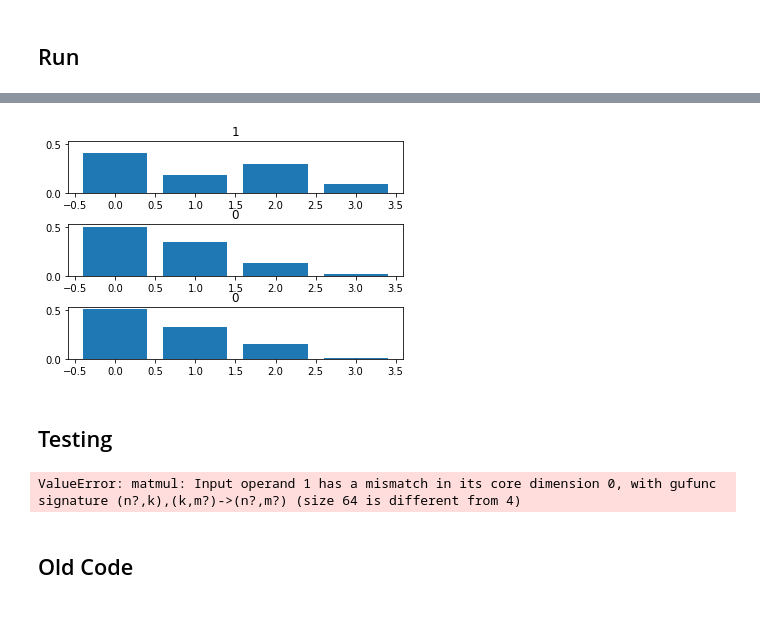
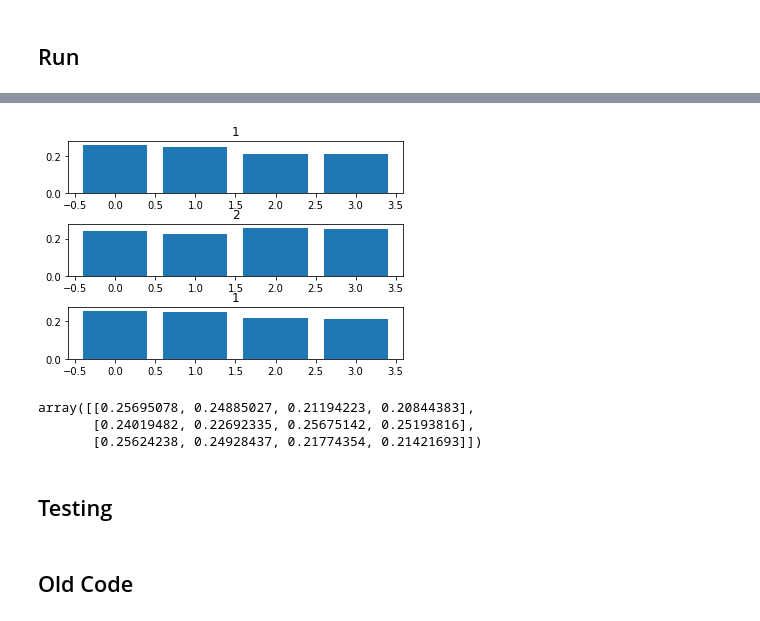
Before and after one commit to Holstrup/MetricLearning, a Jupyter notebook: MetricLearning/LMNN2.ipynb, the cells around one changed output, grey strips where cells are left out. Cells and saved outputs as stored; diff of their text form; code cells hidden in the pictures.

```diff
--- a/MetricLearning/LMNN2.ipynb
+++ b/MetricLearning/LMNN2.ipynb
@@ -290,46 +352,17 @@ Plots.plot_kernel(L)
 # %%
+#new_X = X_train
 new_X = (L @ X_train.T).T
-
-plot_items = new_X[20:101:40,:]
-plot_labels = y_train[20:101:40]
+plot_items = new_X[9:12:1,:]
+plot_labels = y_train[9:12:1]
 Plots.plot_some_data(plot_items, plot_labels)
+new_X[9:12:1,:]
 # %% [output]
-[figure, old version]
+[figure, new version]
+array([[0.25695078, 0.24885027, 0.21194223, 0.20844383],
+       [0.24019482, 0.22692335, 0.25675142, 0.25193816],
+       [0.25624238, 0.24928437, 0.21774354, 0.21421693]])
 # %% [markdown]
 ## Testing
-# %%
-from statistics import mode
-
-def knn_distance_measure(xi, X):
-    """
-    Chi square distance from one point xi, to all other points
-
-    :param xi: Embedding       (1, D)
-    :param X: Data             (N, D)
-    :return: Distances         (1, N)
-
-    """
-    N, K = np.shape(X)
-    Distances = np.zeros(N)
-    for i in range(N):
-        Distances[i] = chi_square_distance(xi, X[i, :])
-    return Distances
-
-def knn_classifier(X_test, X_train, y_test, y_train, L_Matrix, KNearest = 3):
-    N, D = np.shape(X_test)
-    all_predictions = []
-    for i in range(N):
-        nearest = np.argsort(knn_distance_measure(L @ X_test[i,:], (L @ X_train.T).T))[0:KNearest]
-        predictions = []
-        for point in nearest:
-            predictions.append(y_train[point])
-        all_predictions.append(mode(predictions))
-    return all_predictions
-
-y_pred = knn_classifier(X_test, X_train, y_test, y_train, L, 3)
-confusion_matrix(y_test, y_pred)
-# %% [output]
-ValueError: matmul: Input operand 1 has a mismatch in its core dimension 0, with gufunc signature (n?,k),(k,m?)->(n?,m?) (size 64 is different from 4)
 # %% [markdown]
 ## Old Code
 # %%
```
Also changed, not shown: parts of 7 cells of this notebook.
